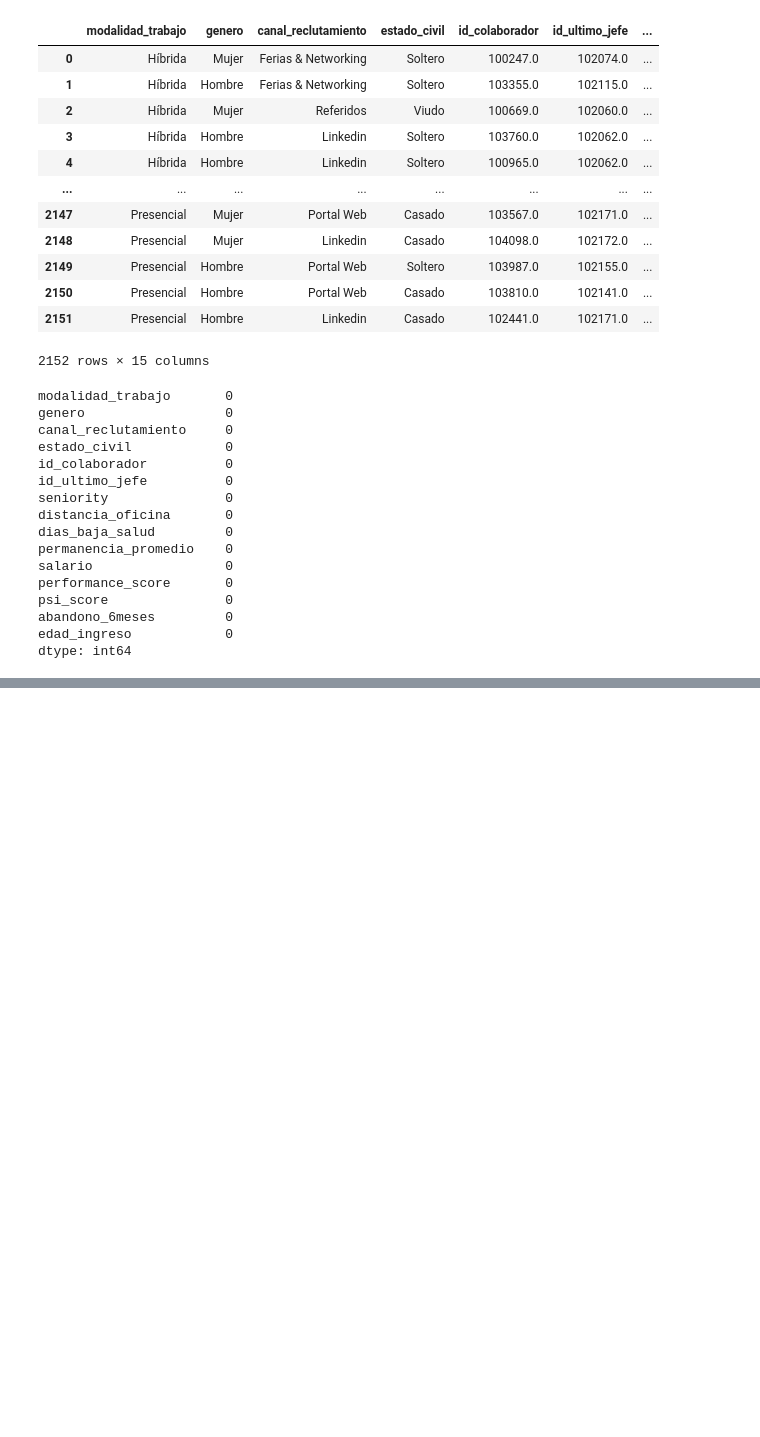
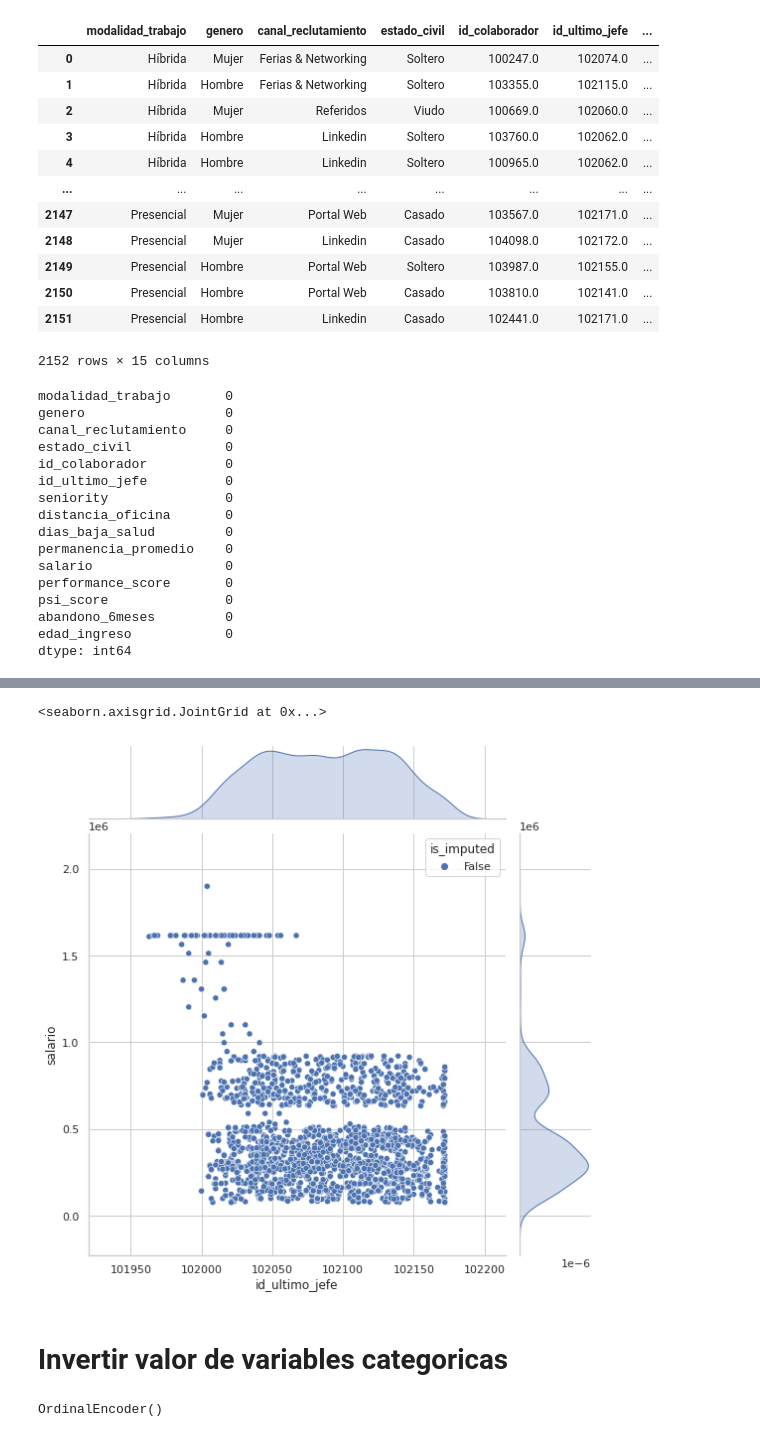
Before and after one commit to Freakscode/hackaton-indra, a Jupyter notebook: Datos_Hackaton/analisis_missing_train.ipynb, the cells around one changed output, grey strips where cells are left out. Drawn from its saved outputs; the diff is of its cells as text; code cells hidden in the pictures; blank space fills up the shorter version.

Commit message:
Modelo de regresion con MICE aplicado a valores faltantes

```diff
--- a/Datos_Hackaton/analisis_missing_train.ipynb
+++ b/Datos_Hackaton/analisis_missing_train.ipynb
@@ -718,0 +721,2 @@ dtype: int64
+# %%
+df_mice = df.copy(deep=True)
@@ -718,0 +729,9 @@ dtype: int64
+# %%
+# MICE en python es conocido como Iterative Imputer
+mice_imputer = sklearn.impute.IterativeImputer(
+    estimator = BayesianRidge(), # metodo bayesiano para estimar los missing
+    initial_strategy='mean',
+    imputation_order='ascending'
+)
+
+mice_imputer
@@ -718,0 +740,4 @@ dtype: int64
+# %%
+# ajuste, transformacion y sustitucion de los datos imputados
+df_mice.iloc[:, :] = mice_imputer.fit_transform(df_mice).round()
+df_mice
@@ -718,0 +777,18 @@ dtype: int64
+# %%
+# crear matriz de sombra de missing
+df_mice_s = (
+    pd.concat(
+        [
+            df_mice,
+            df_mice.missing.create_shadow_matrix2(
+                True,
+                False,
+                only_missing=False,
+                suffix='_imp',
+            )
+        ],
+        axis=1
+    )
+)
+
+df_mice_s
@@ -718,0 +809,20 @@ dtype: int64
+# %%
+df_mice_s.missing.scatter_imputation_plot(
+    x='id_ultimo_jefe',
+    y='salario',
+    show_marginal = True,   # muestra la distribucion a los costado
+    height = 8             # tamano del grafico
+)
+# %% [output]
+<seaborn.axisgrid.JointGrid at 0x...>
+[figure, added]
+# %% [markdown]
+# Invertir valor de variables categoricas
+# %%
+(
+    categorical_transformer # funcion que transforma los valores
+    .named_transformers_    # nombre de las transformaciones realizadas a los datos
+    .ordinalencoder
+)
+# %% [output]
+OrdinalEncoder()
```
Also changed, not shown: parts of 16 cells of this notebook, 5 other files.
